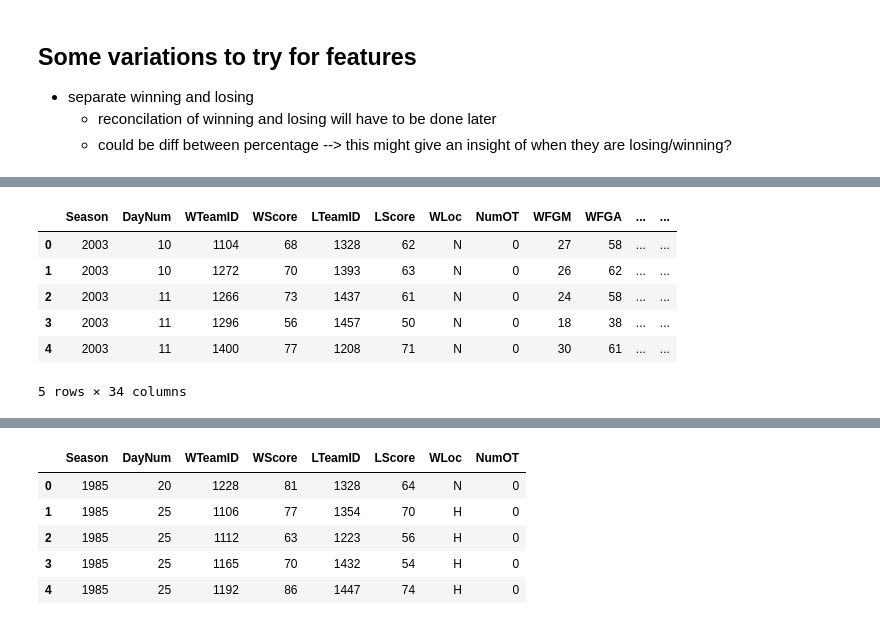
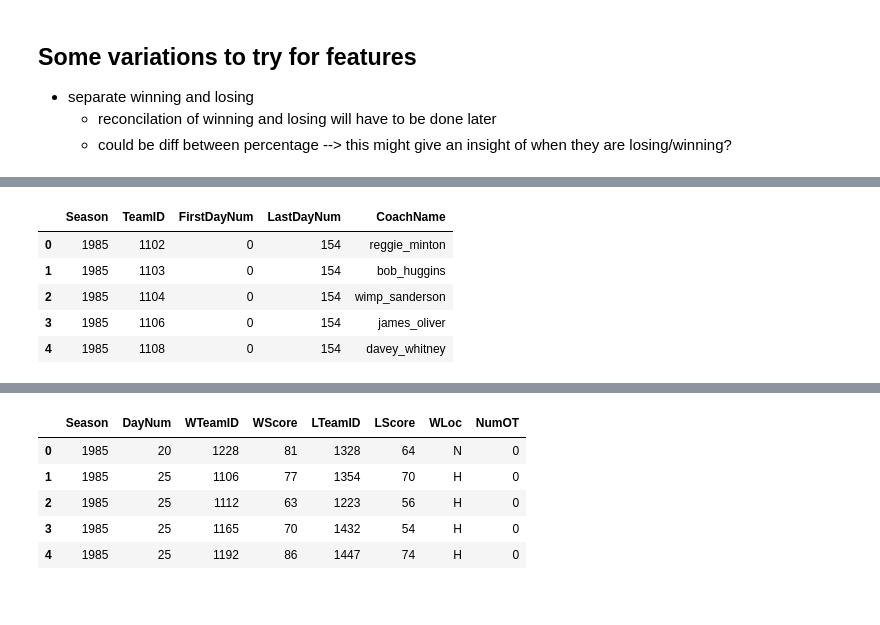
Before and after one commit to shumingpeh/kaggle-ncaa-madness-men, a Jupyter notebook: Intermediate Variables.ipynb, the cells around one changed output, grey strips where cells are left out. Cells and saved outputs as stored; diff of their text form; code cells hidden in the pictures.

```diff
--- a/Intermediate Variables.ipynb
+++ b/Intermediate Variables.ipynb
@@ -235,10 +406,9 @@ http://blog.yhat.com/posts/roc-curves.html
 # %%
-pd.read_csv("data/DataFiles/RegularSeasonDetailedResults.csv").head()
+pd.read_csv("data/DataFiles/TeamCoaches.csv").head()
 # %% [output]
-|  | Season | DayNum | WTeamID | WScore | LTeamID | LScore | WLoc | NumOT | WFGM | WFGA | ... | ... |
-| 0 | 2003 | 10 | 1104 | 68 | 1328 | 62 | N | 0 | 27 | 58 | ... | ... |
-| 1 | 2003 | 10 | 1272 | 70 | 1393 | 63 | N | 0 | 26 | 62 | ... | ... |
-| 2 | 2003 | 11 | 1266 | 73 | 1437 | 61 | N | 0 | 24 | 58 | ... | ... |
-| 3 | 2003 | 11 | 1296 | 56 | 1457 | 50 | N | 0 | 18 | 38 | ... | ... |
-| 4 | 2003 | 11 | 1400 | 77 | 1208 | 71 | N | 0 | 30 | 61 | ... | ... |
+|  | Season | TeamID | FirstDayNum | LastDayNum | CoachName |
+| 0 | 1985 | 1102 | 0 | 154 | reggie_minton |
+| 1 | 1985 | 1103 | 0 | 154 | bob_huggins |
+| 2 | 1985 | 1104 | 0 | 154 | wimp_sanderson |
+| 3 | 1985 | 1106 | 0 | 154 | james_oliver |
+| 4 | 1985 | 1108 | 0 | 154 | davey_whitney |
-5 rows × 34 columns
```
Also changed, not shown: parts of 25 cells of this notebook, 3 other files.
